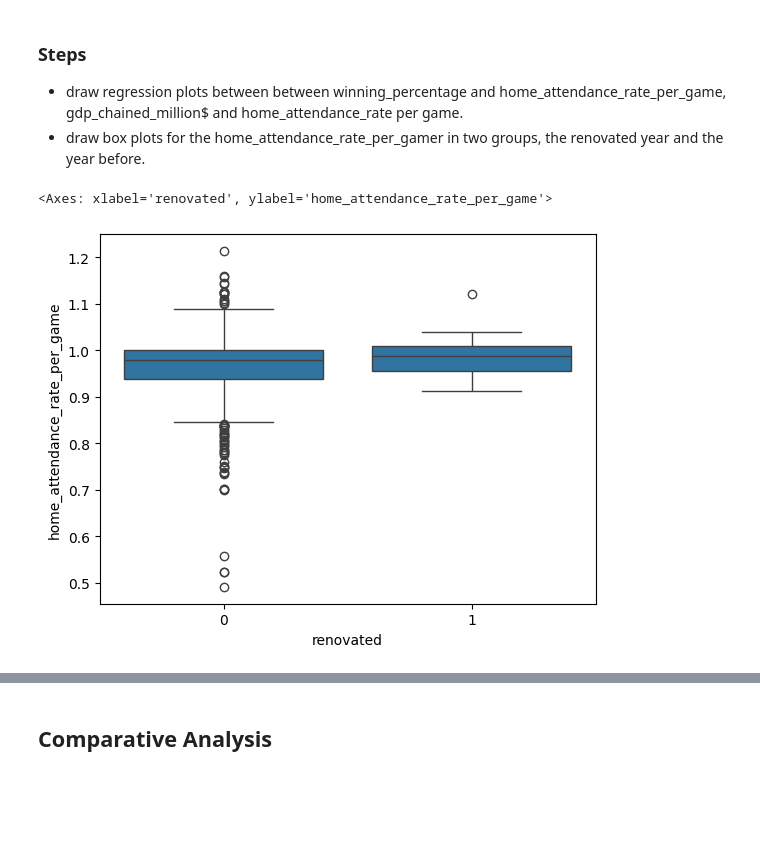
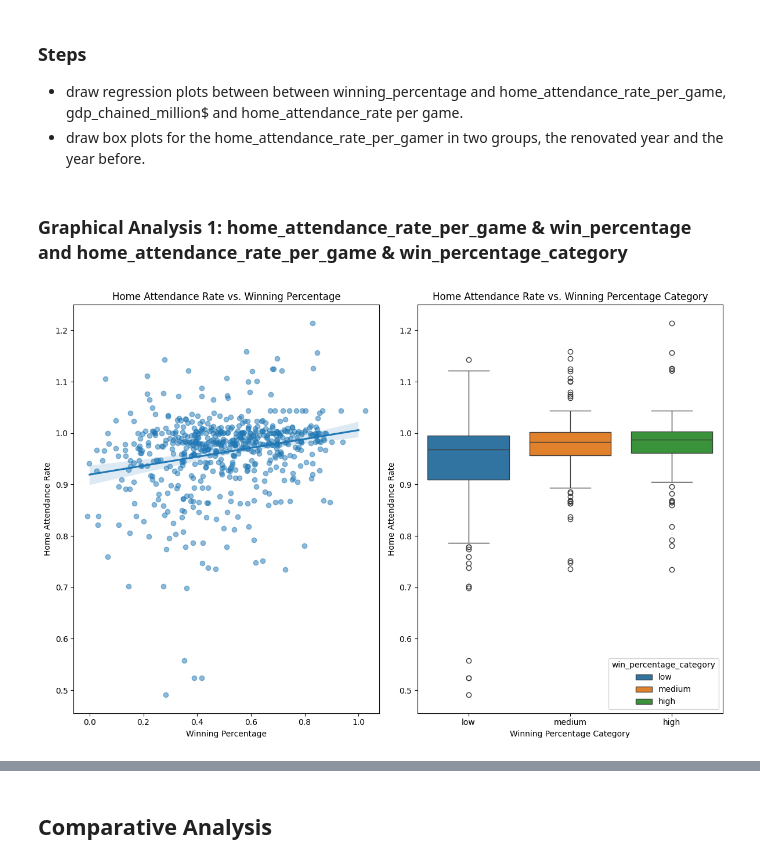
Before and after one commit to RaymoneXTY/SI618project_WN2024, a Jupyter notebook: part2-analysis.ipynb, the cells around one changed output, grey strips where cells are left out. Saved outputs shown, nothing was run; the diff lists cells and outputs as text; code cells hidden in the pictures; blank space fills up the shorter version.

```diff
--- a/part2-analysis.ipynb
+++ b/part2-analysis.ipynb
@@ -168,0 +315,6 @@ Notes:
+# %%
+# categorize the winning percentage into 3 categories
+final_dataset["win_percentage_category"] = pd.qcut(final_dataset["win_percentage"], q=3, labels=["low", "medium", "high"])
+
+# calaulate the average home attendance rate for each category
+final_dataset.groupby('win_percentage_category')['home_attendance_rate_per_game'].mean()
@@ -250,0 +358,6 @@ table1
+# %%
+# categorize the gdp_chained_million_dollar into 4 categories
+final_dataset['gdp_category'] = pd.qcut(final_dataset['gdp_chained_million_dollar'], 4, labels=['Low', 'Medium', 'High', 'Very High'])
+
+# calculate the mean home_attendance_rate for each gdp_category
+final_dataset_without_la.groupby('gdp_category')['home_attendance_rate_per_game'].mean()
@@ -250,0 +390,10 @@ table1
+# %%
+# Categorize the home_attendance_per_game into low, medium, and high
+final_dataset["home_attendance_categories"] = pd.qcut(final_dataset["home_attendance_per_game"], q=3, labels=["low", "medium", "high"])
+
+# use chi-square test to see if there is a significant relationship between home_attendance_categories and renovated
+contingency_table = pd.crosstab(final_dataset['home_attendance_categories'], final_dataset['renovated'])
+chi2, p, dof, expected = stats.chi2_contingency(contingency_table)
+print(f'Chi-square Statistic: {chi2}')
+print(f'P-value: {p}')
+print(f'Degrees of Freedom: {dof}')
@@ -260,10 +438,25 @@ Interpret the graphical representations to uncover patterns, trends, and outlier
 ### Steps
 - draw regression plots between between winning_percentage and home_attendance_rate_per_game, gdp_chained_million$ and home_attendance_rate per game.
 - draw box plots for the home_attendance_rate_per_gamer in two groups, the renovated year and the year before.
-# %%
-renovatd_table = final_dataset.groupby('renovated').agg({'home_attendance_rate_per_game': 'mean'})
-# plot the average home attendance rate for renovated and non-renovated stadiums
-sns.boxplot(x='renovated', y='home_attendance_rate_per_game', data=final_dataset)
-# %% [output]
-<Axes: xlabel='renovated', ylabel='home_attendance_rate_per_game'>
-[figure, removed]
+# %% [markdown]
+### Graphical Analysis 1: home_attendance_rate_per_game & win_percentage and home_attendance_rate_per_game & win_percentage_category
+# %%
+# draw the regression plot and boxplot
+fig = plt.figure(figsize=(12,8))
+ax1 = fig.add_subplot(121)
+ax2 = fig.add_subplot(122)
+
+sns.regplot(x='win_percentage', y='home_attendance_rate_per_game', data=final_dataset, ax=ax1, x_jitter=0.1, scatter_kws={'alpha':0.5})
+ax1.set_title('Home Attendance Rate vs. Winning Percentage')
+ax1.set_xlabel('Winning Percentage')
+ax1.set_ylabel('Home Attendance Rate')
+
+sns.boxplot(x='win_percentage_category', y='home_attendance_rate_per_game', data=final_dataset, ax=ax2, hue='win_percentage_category', legend=True)
+ax2.set_title('Home Attendance Rate vs. Winning Percentage Category')
+ax2.set_xlabel('Winning Percentage Category')
+ax2.set_ylabel('Home Attendance Rate')
+
+plt.tight_layout()
+plt.show()
+# %% [output]
+[figure, added]
```
Also changed, not shown: parts of 56 cells of this notebook.
